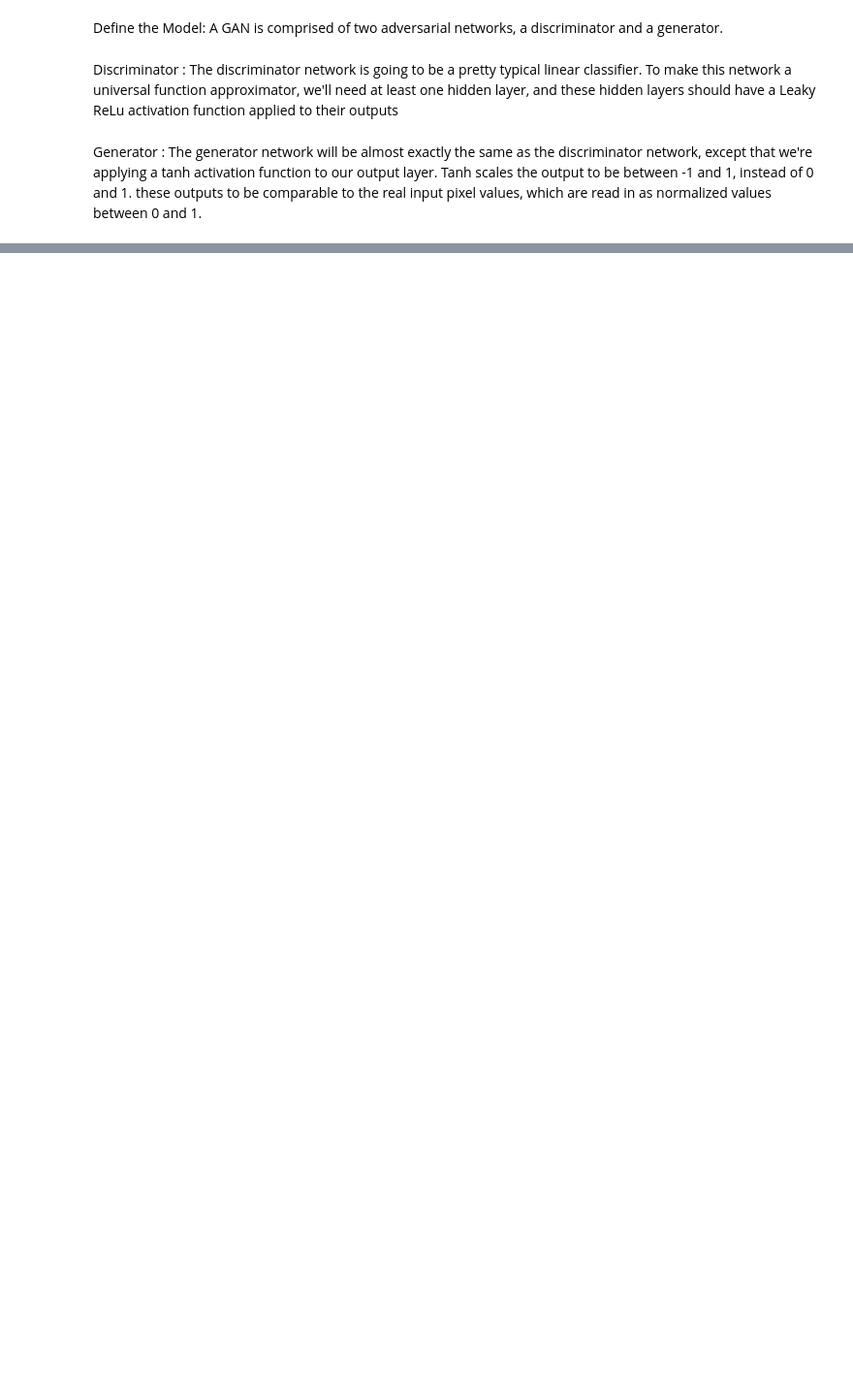
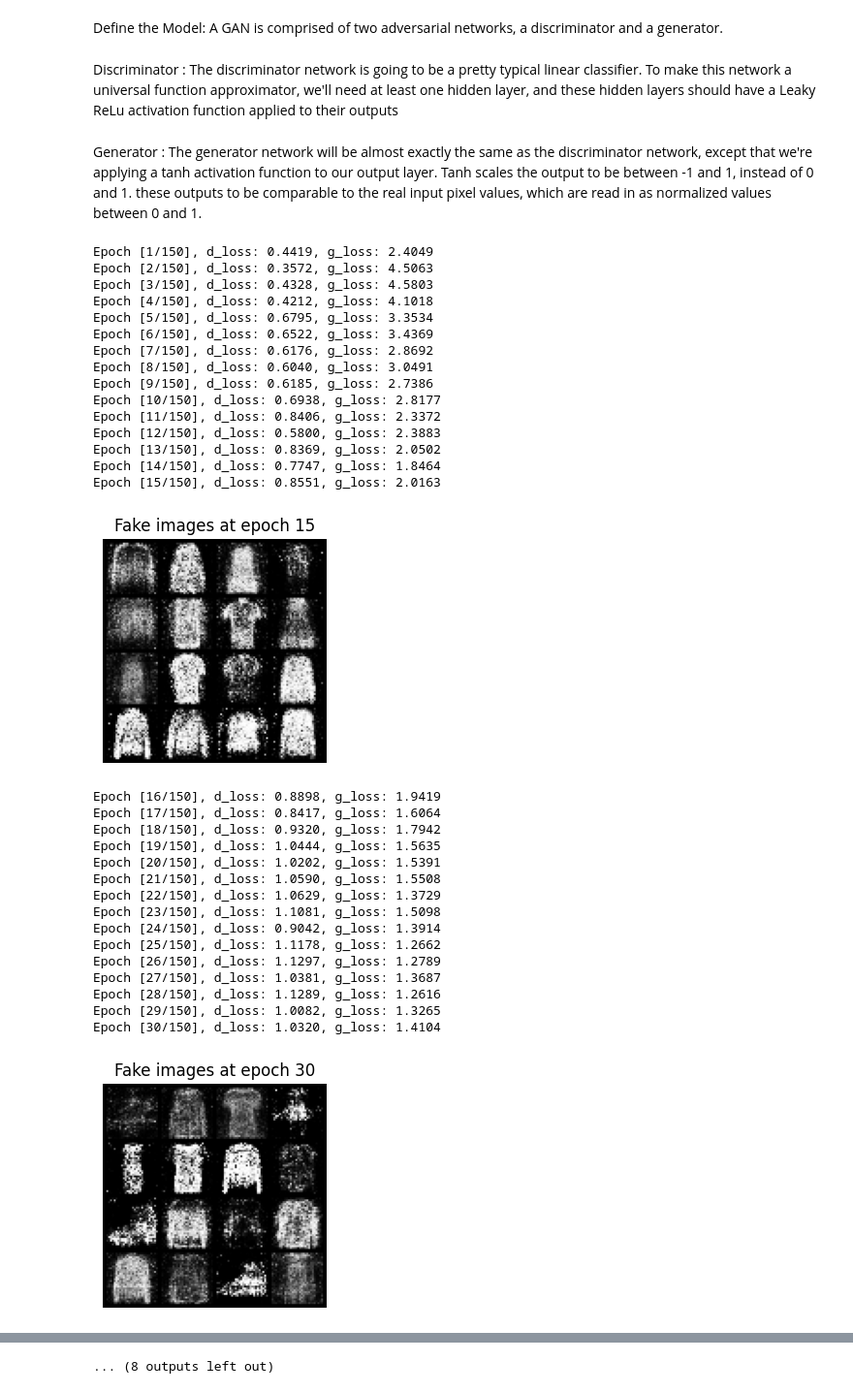
Before and after one commit to abhishek-test/Gen_AI_Computer_Vision, a Jupyter notebook: 01_Generatie_Adverserial_Networks/01_GAN_vanilla.ipynb, the cells around one changed output, grey strips where cells are left out. Shown: that part at 97% size. Saved outputs shown, nothing was run; the diff lists cells and outputs as text; code cells hidden in the pictures; blank space fills up the shorter version.

```diff
--- a/01_Generatie_Adverserial_Networks/01_GAN_vanilla.ipynb
+++ b/01_Generatie_Adverserial_Networks/01_GAN_vanilla.ipynb
@@ -23,10 +23,10 @@ transform = transforms.Compose([
 ])
 
 # Load Fashion-MNIST dataset
-train_dataset = torchvision.datasets.FashionMNIST(root="./data", train=True, transform=transform)
+train_dataset = torchvision.datasets.FashionMNIST(root="C:\\Abhishek_Data\\Datasets", train=True, transform=transform)
 train_loader  = torch.utils.data.DataLoader(train_dataset, batch_size=64, shuffle=True, drop_last=True)
 
-test_dataset = torchvision.datasets.FashionMNIST(root='./data', train=False, download=True, transform=transform)
+test_dataset = torchvision.datasets.FashionMNIST(root='C:\\Abhishek_Data\\Datasets', train=False, transform=transform)
 test_loader = torch.utils.data.DataLoader(test_dataset, batch_size=64, shuffle=False)
 # %%
 # get images and labels from loader
@@ -137,7 +143,8 @@ for epoch in range(num_epochs):
         batch_size_curr = real_images.size(0)
 
         # Labels for real and fake images
-        real_labels = torch.ones(batch_size_curr, 1).to(device)
+        #real_labels = torch.ones(batch_size_curr, 1).to(device)
+        real_labels = torch.full((batch_size_curr, 1), 0.9).to(device)
         fake_labels = torch.zeros(batch_size_curr, 1).to(device)
 
         # Train Discriminator
@@ -152,31 +159,64 @@ for epoch in range(num_epochs):
         fake_score = outputs
 
         d_loss = d_loss_real + d_loss_fake
 
         D.zero_grad()
         d_loss.backward()
         d_optimizer.step()
 
         # Train Generator
         noise = generate_noise(batch_size_curr, z_size)
         fake_images = G(noise)
         outputs = D(fake_images)
         g_loss = criterion(outputs, real_labels)  # We want the fake images to be classified as real
 
         G.zero_grad()
         g_loss.backward()
         g_optimizer.step()
 
     print(f'Epoch [{epoch+1}/{num_epochs}], d_loss: {d_loss.item():.4f}, g_loss: {g_loss.item():.4f}')
 
     # Generate and show fake images every 10 epochs
-    if (epoch+1) % 30 == 0:
+    if (epoch+1) % 15 == 0:
         with torch.no_grad():
             fake_images = fake_images.reshape(-1, 1, 28, 28)
             fake_images = fake_images[:16]
             grid = torchvision.utils.make_grid(fake_images, nrow=4, normalize=True)
             plt.figure(figsize=(3,3))
             plt.imshow(grid.permute(1,2,0).cpu())
             plt.axis('off')
             plt.title(f'Fake images at epoch {epoch+1}')
             plt.show()
+# %% [output]
+Epoch [1/150], d_loss: 0.4419, g_loss: 2.4049
+Epoch [2/150], d_loss: 0.3572, g_loss: 4.5063
+Epoch [3/150], d_loss: 0.4328, g_loss: 4.5803
+Epoch [4/150], d_loss: 0.4212, g_loss: 4.1018
+Epoch [5/150], d_loss: 0.6795, g_loss: 3.3534
+Epoch [6/150], d_loss: 0.6522, g_loss: 3.4369
+Epoch [7/150], d_loss: 0.6176, g_loss: 2.8692
+Epoch [8/150], d_loss: 0.6040, g_loss: 3.0491
+Epoch [9/150], d_loss: 0.6185, g_loss: 2.7386
+Epoch [10/150], d_loss: 0.6938, g_loss: 2.8177
+Epoch [11/150], d_loss: 0.8406, g_loss: 2.3372
+Epoch [12/150], d_loss: 0.5800, g_loss: 2.3883
+Epoch [13/150], d_loss: 0.8369, g_loss: 2.0502
+Epoch [14/150], d_loss: 0.7747, g_loss: 1.8464
+Epoch [15/150], d_loss: 0.8551, g_loss: 2.0163
+[figure, added]
+Epoch [16/150], d_loss: 0.8898, g_loss: 1.9419
+Epoch [17/150], d_loss: 0.8417, g_loss: 1.6064
+Epoch [18/150], d_loss: 0.9320, g_loss: 1.7942
+Epoch [19/150], d_loss: 1.0444, g_loss: 1.5635
+Epoch [20/150], d_loss: 1.0202, g_loss: 1.5391
+Epoch [21/150], d_loss: 1.0590, g_loss: 1.5508
+Epoch [22/150], d_loss: 1.0629, g_loss: 1.3729
+Epoch [23/150], d_loss: 1.1081, g_loss: 1.5098
+Epoch [24/150], d_loss: 0.9042, g_loss: 1.3914
+Epoch [25/150], d_loss: 1.1178, g_loss: 1.2662
+Epoch [26/150], d_loss: 1.1297, g_loss: 1.2789
+Epoch [27/150], d_loss: 1.0381, g_loss: 1.3687
+Epoch [28/150], d_loss: 1.1289, g_loss: 1.2616
+Epoch [29/150], d_loss: 1.0082, g_loss: 1.3265
+Epoch [30/150], d_loss: 1.0320, g_loss: 1.4104
+[figure, added]
@@ -182,0 +287 @@ for epoch in range(num_epochs):
+... (8 outputs left out)
```
Also changed, not shown: parts of 3 cells of this notebook, 5 other files.
